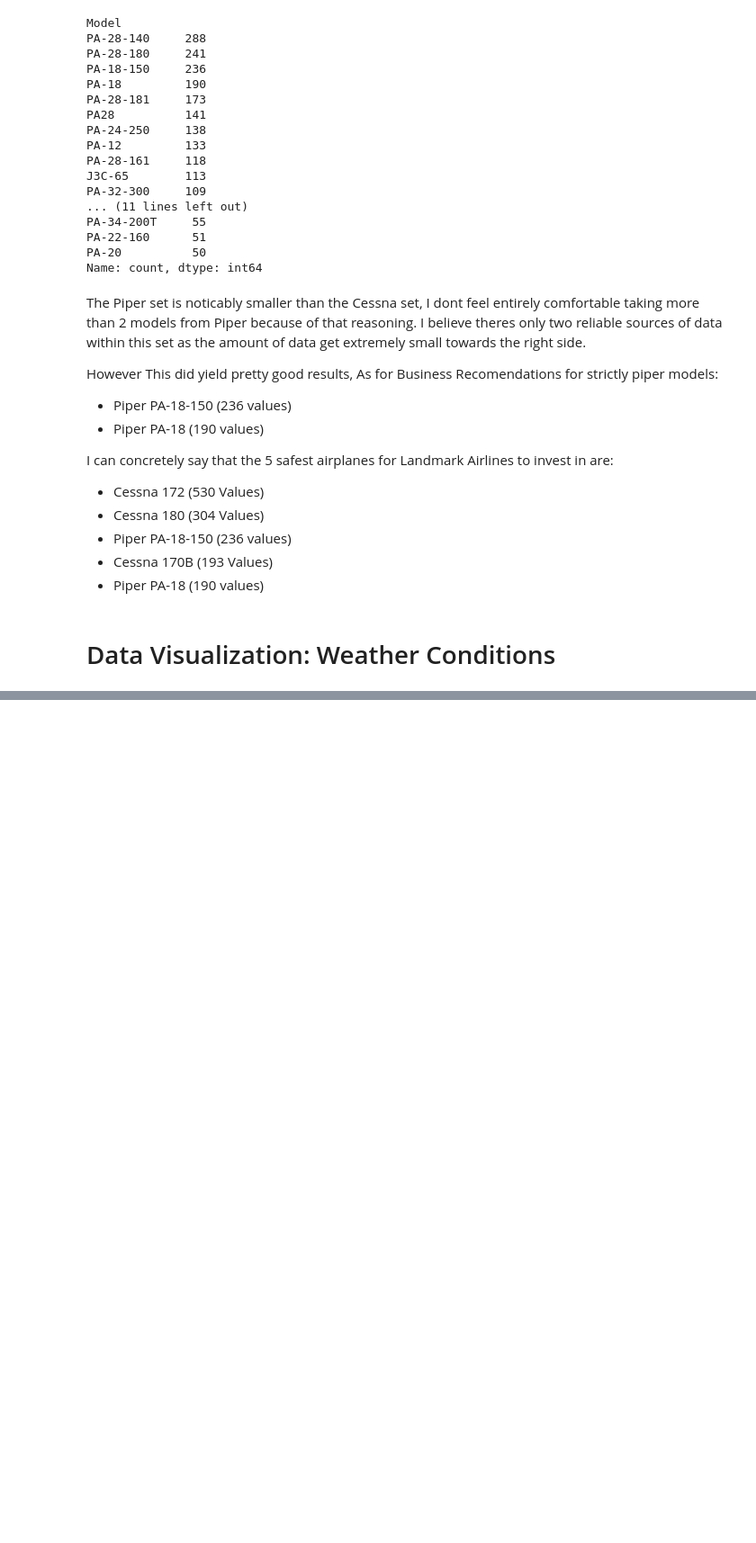
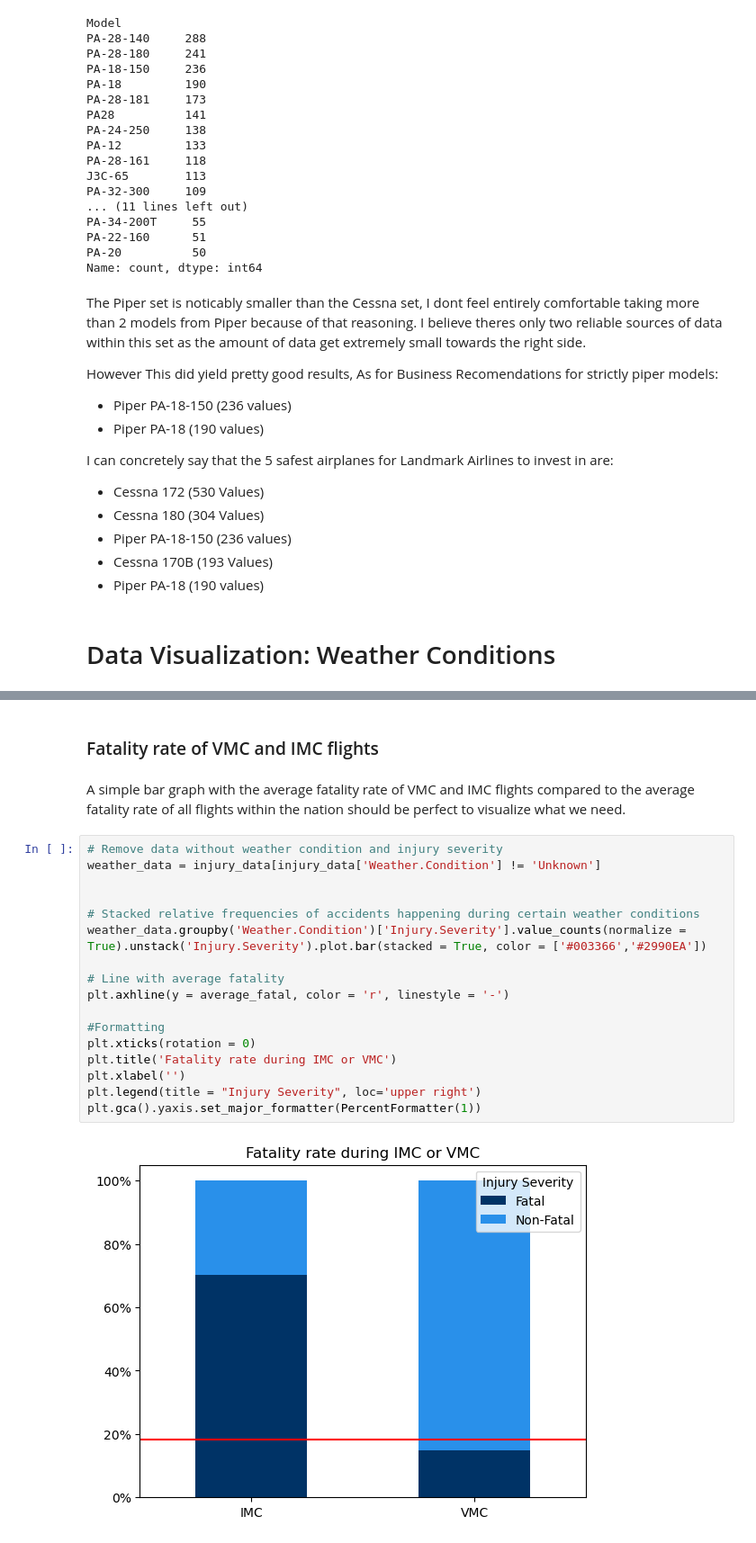
Before and after one commit to LMK08/Aircraft-Company-EDA, a Jupyter notebook: Franko/Visualizing_Aviation_Data.ipynb, the cells around one changed output, grey strips where cells are left out. Shown at 90% size. Saved outputs shown, nothing was run; the diff lists cells and outputs as text; blank space fills up the shorter version.

```diff
--- a/Franko/Visualizing_Aviation_Data.ipynb
+++ b/Franko/Visualizing_Aviation_Data.ipynb
@@ -323,0 +369,23 @@ I can concretely say that the 5 safest airplanes for Landmark Airlines to invest
+# %% [markdown]
+### Fatality rate of VMC and IMC flights
+# %% [markdown]
+A simple bar graph with the average fatality rate of VMC and IMC flights compared to the average fatality rate of all flights within the nation should be perfect to visualize what we need.
+# %%
+# Remove data without weather condition and injury severity
+weather_data = injury_data[injury_data['Weather.Condition'] != 'Unknown']
+
+
+# Stacked relative frequencies of accidents happening during certain weather conditions
+weather_data.groupby('Weather.Condition')['Injury.Severity'].value_counts(normalize = True).unstack('Injury.Severity').plot.bar(stacked = True, color = ['#003366','#2990EA'])
+
+# Line with average fatality
+plt.axhline(y = average_fatal, color = 'r', linestyle = '-')
+
+#Formatting
+plt.xticks(rotation = 0)
+plt.title('Fatality rate during IMC or VMC')
+plt.xlabel('')
+plt.legend(title = "Injury Severity", loc='upper right')
+plt.gca().yaxis.set_major_formatter(PercentFormatter(1))
+# %% [output]
+[figure, added]
```
Also changed, not shown: parts of 16 cells of this notebook, 1 other file.
